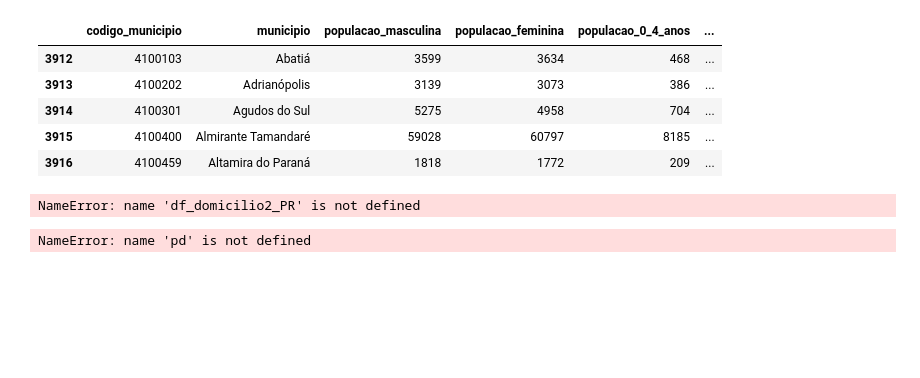
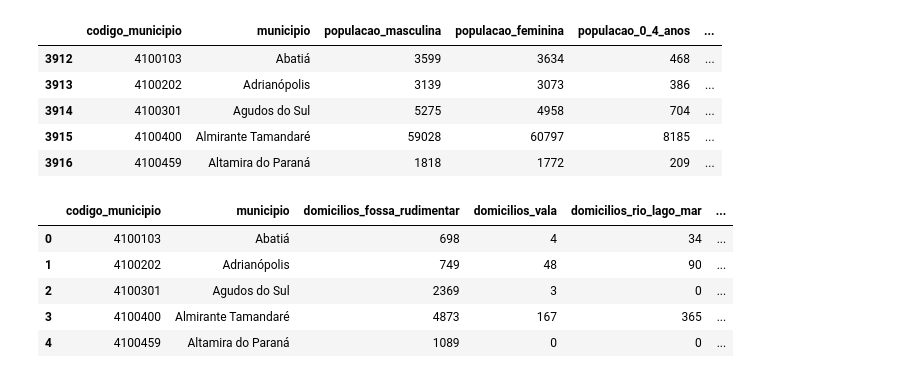
Before and after one commit to vzuza/codigos_amanha, a Jupyter notebook: projeto_codigos.ipynb, the cells around one changed output. Cells and saved outputs as stored; diff of their text form; code cells hidden in the pictures; blank space fills up the shorter version.

```diff
--- a/projeto_codigos.ipynb
+++ b/projeto_codigos.ipynb
@@ -60,6 +81,12 @@ df_basico_PR = df_basico_BR[
     df_basico_BR['CD_MUN'].astype(str).str.startswith('41')
 ].copy()
 print(f'A base de dados possui {df_basico_PR.shape[0]} linhas e {df_basico_PR.shape[1]} colunas')
+
+df_domicilio1_PR = df_domicilio1_BR[
+    df_domicilio1_BR['CD_MUN'].astype(str).str.startswith('41')
+].copy()
+
+print(f'A base de dados possui {df_domicilio1_PR .shape[0]} linhas e {df_domicilio1_PR .shape[1]} colunas')
 
 df_domicilio2_PR = df_domicilio2_BR[
     df_domicilio2_BR['CD_MUN'].astype(str).str.startswith('41')
@@ -227,66 +320,47 @@ df_demografia_limpo.head()
 | 3914 | 4100301 | Agudos do Sul | 5275 | 4958 | 704 | ... |
 | 3915 | 4100400 | Almirante Tamandaré | 59028 | 60797 | 8185 | ... |
 | 3916 | 4100459 | Altamira do Paraná | 1818 | 1772 | 209 | ... |
-# %%
-#Padronizando os dados das características de domicilio 2 / saneamento (IBGE/PR)
-
-df_saneamento_limpo = df_domicilio2_PR[
-    [
-        'CD_MUN',
-        'NM_MUN',
-        'V00001',
-        'V00312',
-        'V00313',
-        'V00314',
-        'V00315',
-        'V00316'
-    ]
-].copy()
-
-df_saneamento_limpo = df_saneamento_limpo.rename(columns={
-    'CD_MUN': 'codigo_municipio',
-    'NM_MUN': 'municipio',
-     'V00001': 'total_domicilios',
-    'V00312': 'domicilios_fossa_rudimentar',
-    'V00313': 'domicilios_vala',
-    'V00314': 'domicilios_rio_lago_mar',
-    'V00315': 'domicilios_outra_forma',
-    'V00316': 'domicilios_sem_banheiro_sanitario'
-})
-
-df_saneamento_limpo.head()
-print(f'A planilha de saneamento possui {df_saneamento_limpo.shape[0]} linhas e {df_saneamento_limpo.shape[1]} colunas')
-# %% [output]
-NameError: name 'df_domicilio2_PR' is not defined
 # %%
 #Modelando os dados de saneamento (IBGE/PR)
 
 colunas_numericas = [
     'total_domicilios',
     'domicilios_fossa_rudimentar',
     'domicilios_vala',
     'domicilios_rio_lago_mar',
     'domicilios_outra_forma',
     'domicilios_sem_banheiro_sanitario'
 ]
 
 for coluna in colunas_numericas:
     df_saneamento_limpo[coluna] = pd.to_numeric(
         df_saneamento_limpo[coluna],
         errors='coerce'
     )
 
 df_saneamento_limpo['domicilios_saneamento_inadequado'] = (
-    df_saneamento_limpo['domicilios_fossa_rudimentar'] +
-    df_saneamento_limpo['domicilios_vala'] +
-    df_saneamento_limpo['domicilios_rio_lago_mar'] +
-    df_saneamento_limpo['domicilios_outra_forma'] +
-    df_saneamento_limpo['domicilios_sem_banheiro_sanitario']
+    df_saneamento_limpo[
+        [
+            'domicilios_fossa_rudimentar',
+            'domicilios_vala',
+            'domicilios_rio_lago_mar',
+            'domicilios_outra_forma',
+            'domicilios_sem_banheiro_sanitario'
+        ]
+    ].sum(axis=1, min_count=5)
 )
 
 df_saneamento_limpo['percentual_saneamento_inadequado'] = (
     df_saneamento_limpo['domicilios_saneamento_inadequado'] /
-    df_saneamento_limpo['total_domicilios']
+    df_saneamento_limpo['total_domicilios'].replace(0, np.nan)
 ) * 100
+
+
+df_saneamento_limpo.head()
 # %% [output]
-NameError: name 'pd' is not defined
+|  | codigo_municipio | municipio | domicilios_fossa_rudimentar | domicilios_vala | domicilios_rio_lago_mar | ... |
+| 0 | 4100103 | Abatiá | 698 | 4 | 34 | ... |
+| 1 | 4100202 | Adrianópolis | 749 | 48 | 90 | ... |
+| 2 | 4100301 | Agudos do Sul | 2369 | 3 | 0 | ... |
+| 3 | 4100400 | Almirante Tamandaré | 4873 | 167 | 365 | ... |
+| 4 | 4100459 | Altamira do Paraná | 1089 | 0 | 0 | ... |
```
Also changed, not shown: parts of 9 cells of this notebook.
